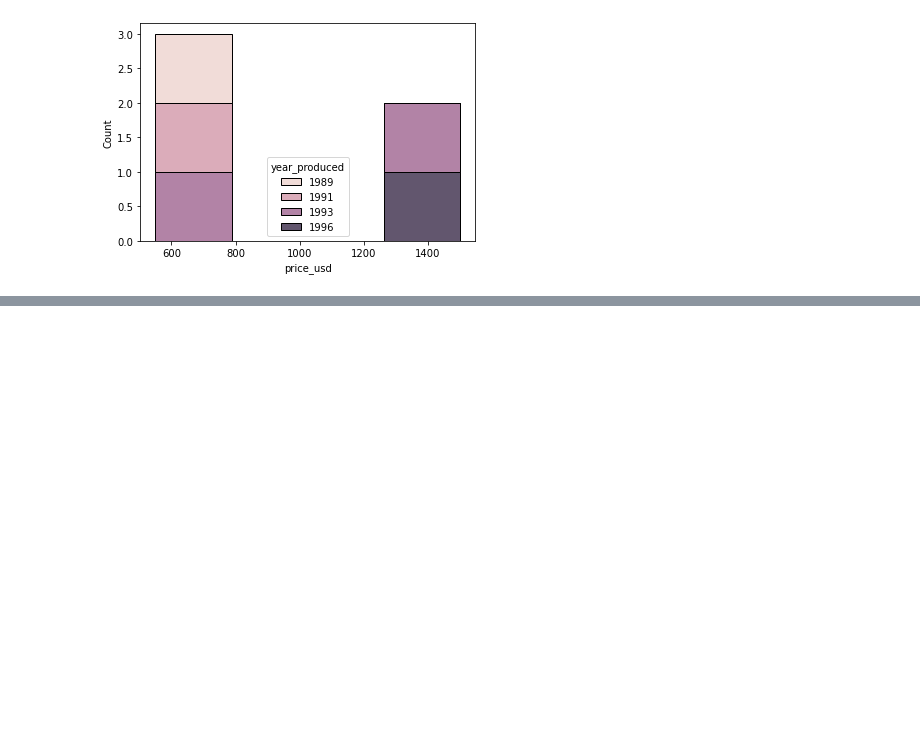
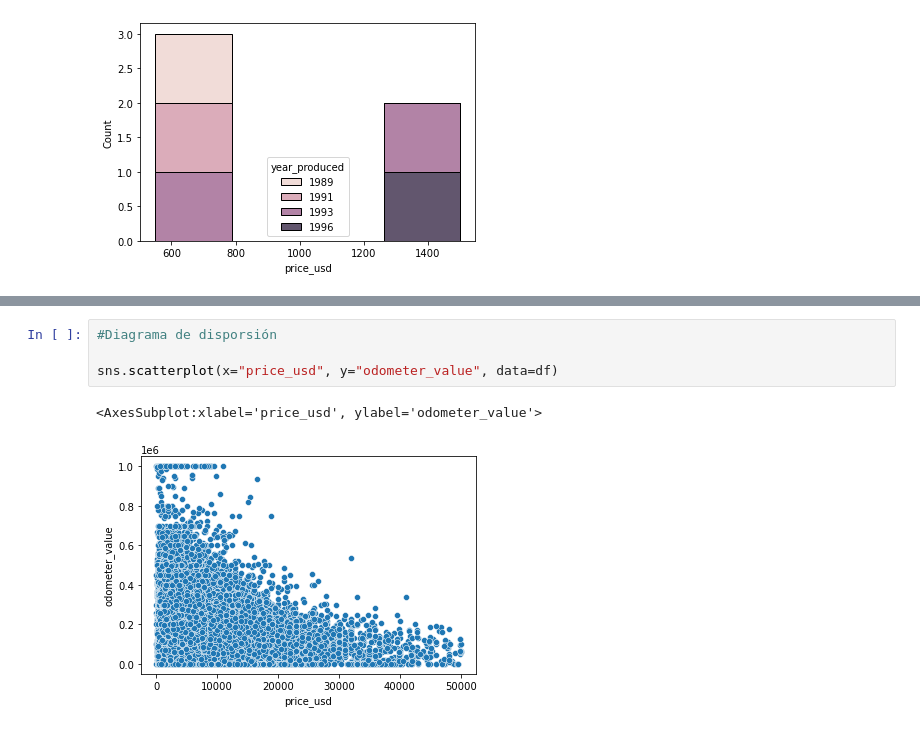
Before and after one commit to Odmorenoc/cursoPython, a Jupyter notebook: statistics1/tiposDatos.ipynb, the cells around one changed output, grey strips where cells are left out. Cells and saved outputs as stored; diff of their text form; blank space fills up the shorter version.

```diff
--- a/statistics1/tiposDatos.ipynb
+++ b/statistics1/tiposDatos.ipynb
@@ -210,0 +270,7 @@ alfa_164[columns]
+# %%
+#Diagrama de disporsión
+
+sns.scatterplot(x="price_usd", y="odometer_value", data=df)
+# %% [output]
+<AxesSubplot:xlabel='price_usd', ylabel='odometer_value'>
+[figure, added]
```
Also changed, not shown: parts of 10 cells of this notebook.
